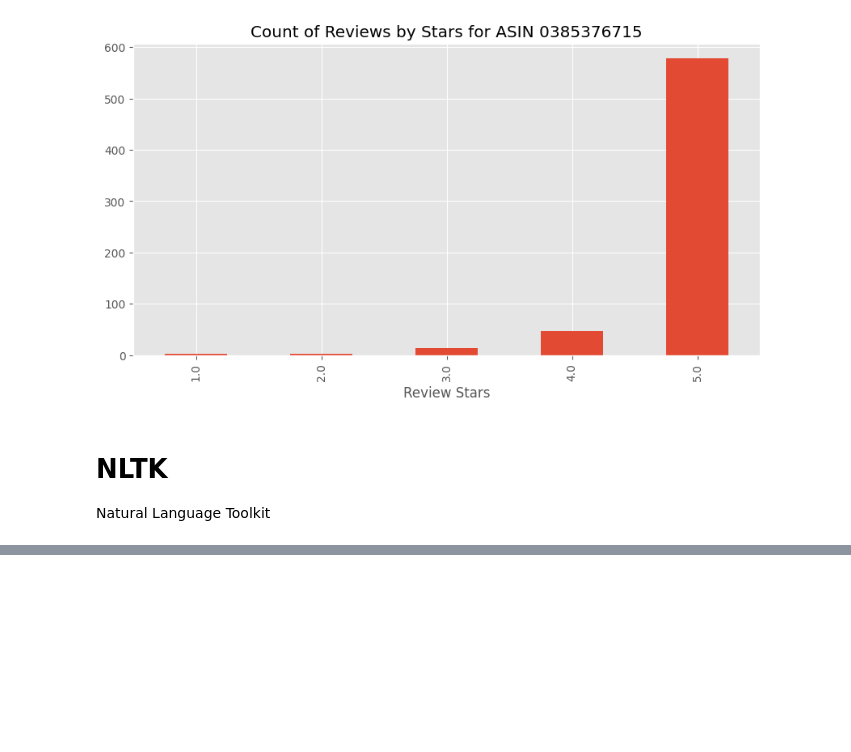
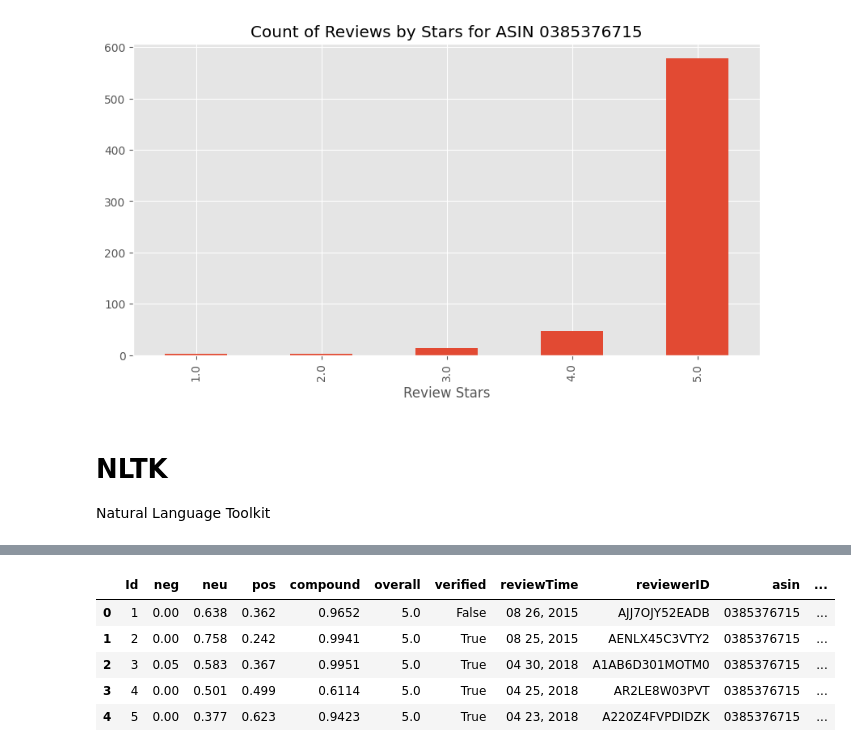
Before and after one commit to Feiquanl/CS5100Project, a Jupyter notebook: CS5100Project.ipynb, the cells around one changed output, grey strips where cells are left out. Drawn from its saved outputs; the diff is of its cells as text; code cells hidden in the pictures; blank space fills up the shorter version.

```diff
--- a/CS5100Project.ipynb
+++ b/CS5100Project.ipynb
@@ -81,0 +177,10 @@ Natural Language Toolkit
+# %%
+# Now we have sentiment score and metadata
+vaders.head()
+# %% [output]
+|  | Id | neg | neu | pos | compound | overall | verified | reviewTime | reviewerID | asin | ... |
+| 0 | 1 | 0.00 | 0.638 | 0.362 | 0.9652 | 5.0 | False | 08 26, 2015 | AJJ7OJY52EADB | 0385376715 | ... |
+| 1 | 2 | 0.00 | 0.758 | 0.242 | 0.9941 | 5.0 | True | 08 25, 2015 | AENLX45C3VTY2 | 0385376715 | ... |
+| 2 | 3 | 0.05 | 0.583 | 0.367 | 0.9951 | 5.0 | True | 04 30, 2018 | A1AB6D301MOTM0 | 0385376715 | ... |
+| 3 | 4 | 0.00 | 0.501 | 0.499 | 0.6114 | 5.0 | True | 04 25, 2018 | AR2LE8W03PVT | 0385376715 | ... |
+| 4 | 5 | 0.00 | 0.377 | 0.623 | 0.9423 | 5.0 | True | 04 23, 2018 | A220Z4FVPDIDZK | 0385376715 | ... |
```
Also changed, not shown: parts of 26 cells of this notebook.
